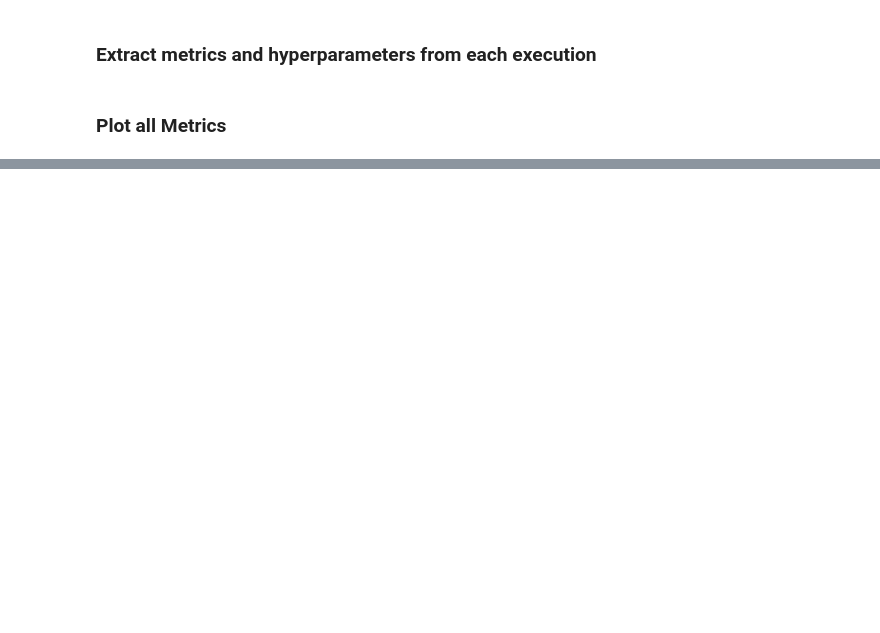
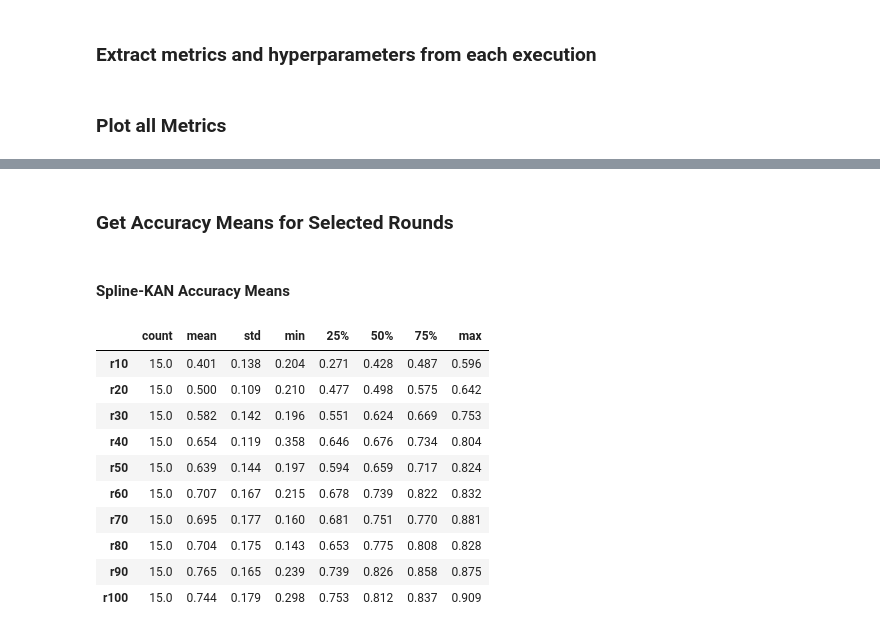
Before and after one commit to artsasse/fedkan, a Jupyter notebook: Flower_MNIST_MLP.ipynb, the cells around one changed output, grey strips where cells are left out. Drawn from its saved outputs; the diff is of its cells as text; code cells hidden in the pictures; blank space fills up the shorter version.

```diff
--- a/Flower_MNIST_MLP.ipynb
+++ b/Flower_MNIST_MLP.ipynb
@@ -705,0 +753,24 @@ Execution time for FastKAN: 348.83 ± 0.0 seconds
+# %%
+import pandas as pd
+df_kan = pd.DataFrame(kan_data)
+df_mlp = pd.DataFrame(mlp_data)
+df_fastkan = pd.DataFrame(fastkan_data)
+# %%
+# Function to process the dataframe as described by the user
+def process_dataframe(df):
+    # Step 1: Remove the columns 'train_accuracy', 'test_loss', 'train_loss'
+    df = df.drop(columns=['train_accuracy', 'test_loss', 'train_loss'])
+
+    # Step 2: Modify the 'test_accuracy' column
+    # Removing the first pair (round 0) and keeping only the accuracy value from remaining pairs
+    df['test_accuracy'] = df['test_accuracy'].apply(lambda x: [pair[0] for pair in x[1:]])
+
+    # Step 3: Create new columns r10, r20, r30, ..., r100
+    for i in range(1, 11):
+        df[f'r{i*10}'] = df['test_accuracy'].apply(lambda x: x[i*10-1])
+
+    return df
+
+processed_kan_data = process_dataframe(df_kan)
+processed_mlp_data = process_dataframe(df_mlp)
+processed_fastkan_data = process_dataframe(df_fastkan)
@@ -705,0 +785,20 @@ Execution time for FastKAN: 348.83 ± 0.0 seconds
+# %% [markdown]
+### Get Accuracy Means for Selected Rounds
+# %%
+rounds = [f'r{i*10}' for i in range(1, 11)]
+# %% [markdown]
+#### Spline-KAN Accuracy Means
+# %%
+processed_kan_data[rounds].describe().round(3).T
+# %% [output]
+|  | count | mean | std | min | 25% | 50% | 75% | max |
+| r10 | 15.0 | 0.401 | 0.138 | 0.204 | 0.271 | 0.428 | 0.487 | 0.596 |
+| r20 | 15.0 | 0.500 | 0.109 | 0.210 | 0.477 | 0.498 | 0.575 | 0.642 |
+| r30 | 15.0 | 0.582 | 0.142 | 0.196 | 0.551 | 0.624 | 0.669 | 0.753 |
+| r40 | 15.0 | 0.654 | 0.119 | 0.358 | 0.646 | 0.676 | 0.734 | 0.804 |
+| r50 | 15.0 | 0.639 | 0.144 | 0.197 | 0.594 | 0.659 | 0.717 | 0.824 |
+| r60 | 15.0 | 0.707 | 0.167 | 0.215 | 0.678 | 0.739 | 0.822 | 0.832 |
+| r70 | 15.0 | 0.695 | 0.177 | 0.160 | 0.681 | 0.751 | 0.770 | 0.881 |
+| r80 | 15.0 | 0.704 | 0.175 | 0.143 | 0.653 | 0.775 | 0.808 | 0.828 |
+| r90 | 15.0 | 0.765 | 0.165 | 0.239 | 0.739 | 0.826 | 0.858 | 0.875 |
+| r100 | 15.0 | 0.744 | 0.179 | 0.298 | 0.753 | 0.812 | 0.837 | 0.909 |
```
Also changed, not shown: parts of 53 cells of this notebook.
